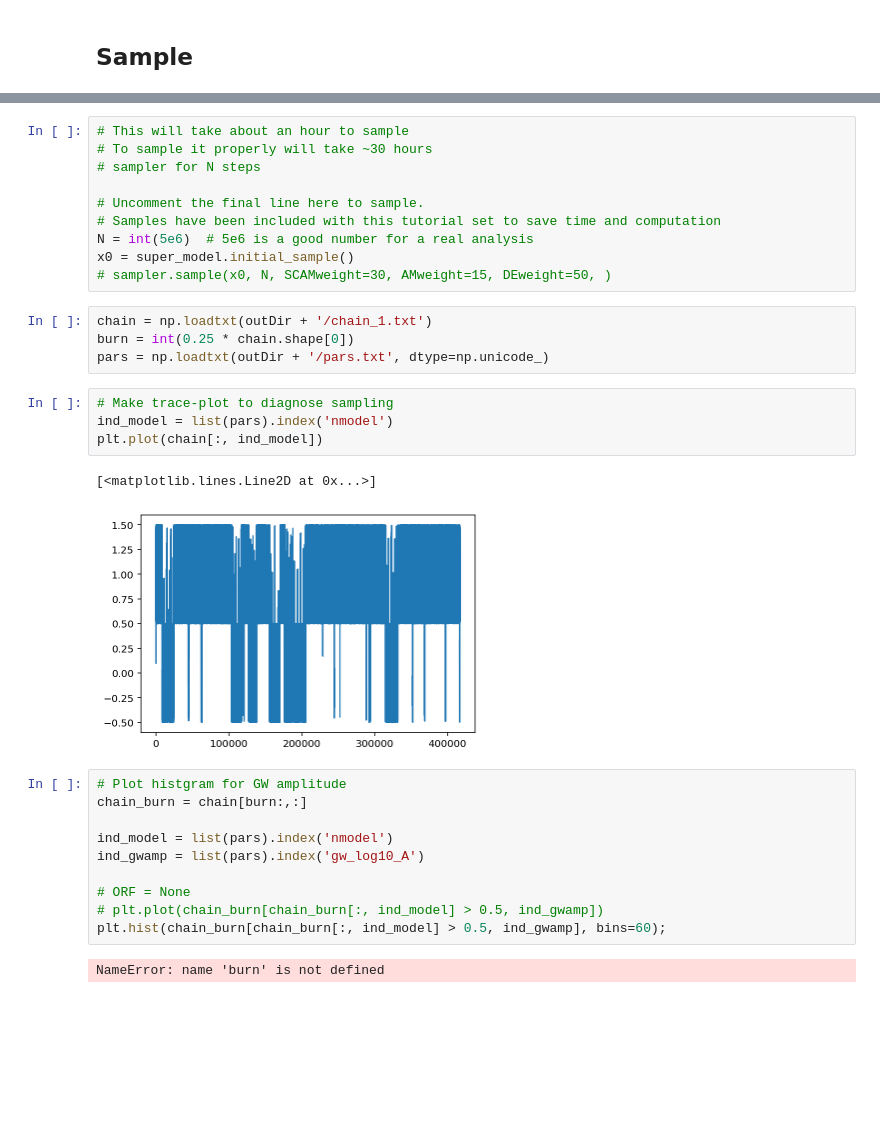
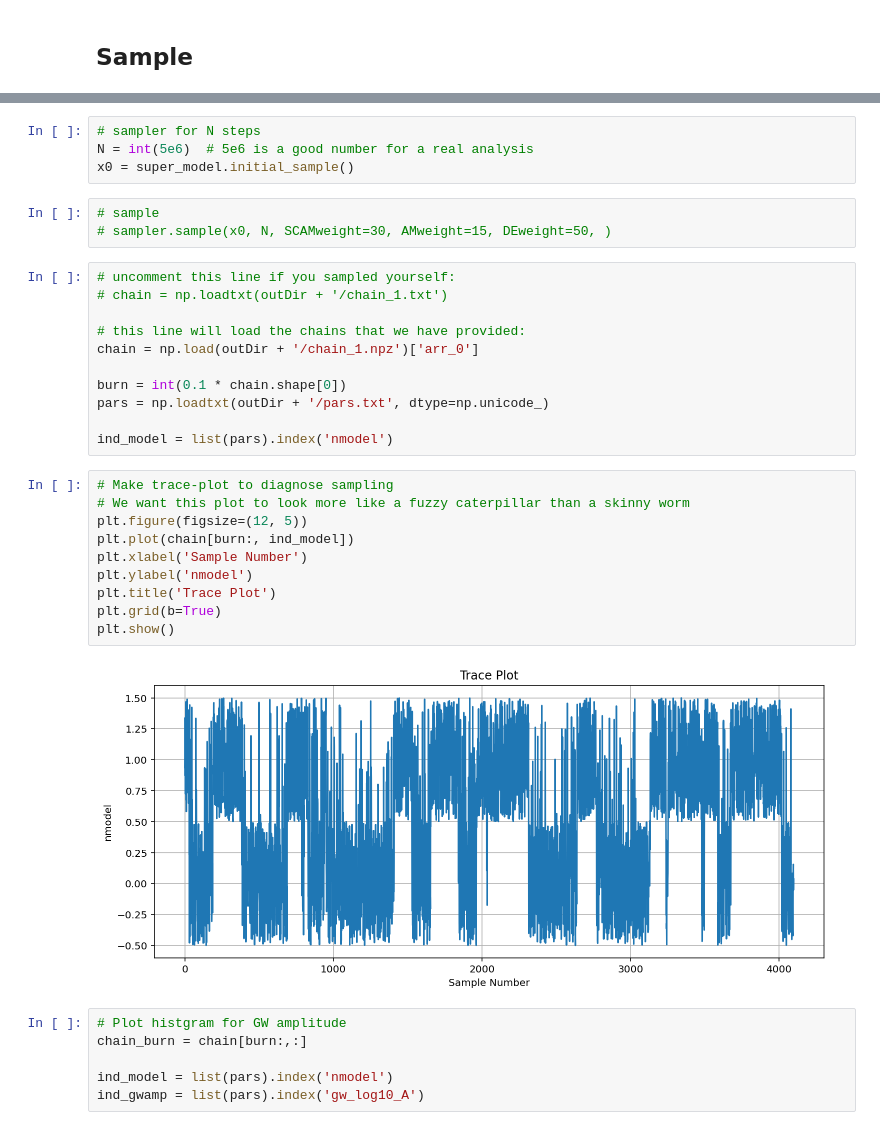
Before and after one commit to nanograv/12p5yr_stochastic_analysis, a Jupyter notebook: tutorials/full_pta/ms_1vs2a.ipynb, the cells around one changed output, grey strips where cells are left out. Cells and saved outputs as stored; diff of their text form; blank space fills up the shorter version.

```diff
--- a/tutorials/full_pta/ms_1vs2a.ipynb
+++ b/tutorials/full_pta/ms_1vs2a.ipynb
@@ -121,35 +103,38 @@ Adding gw param prior draws...
 
 Adding nmodel uniform distribution draws...
 # %%
-# This will take about an hour to sample
-# To sample it properly will take ~30 hours
 # sampler for N steps
-
-# Uncomment the final line here to sample.
-# Samples have been included with this tutorial set to save time and computation
 N = int(5e6)  # 5e6 is a good number for a real analysis
 x0 = super_model.initial_sample()
-# sampler.sample(x0, N, SCAMweight=30, AMweight=15, DEweight=50, )
+# %%
+# sample
+# sampler.sample(x0, N, SCAMweight=30, AMweight=15, DEweight=50, )
 # %%
-chain = np.loadtxt(outDir + '/chain_1.txt')
-burn = int(0.25 * chain.shape[0])
+# uncomment this line if you sampled yourself:
+# chain = np.loadtxt(outDir + '/chain_1.txt')
+
+# this line will load the chains that we have provided:
+chain = np.load(outDir + '/chain_1.npz')['arr_0']
+
+burn = int(0.1 * chain.shape[0])
 pars = np.loadtxt(outDir + '/pars.txt', dtype=np.unicode_)
+
+ind_model = list(pars).index('nmodel')
-# %%
-# Make trace-plot to diagnose sampling
-ind_model = list(pars).index('nmodel')
-plt.plot(chain[:, ind_model])
-# %% [output]
-[<matplotlib.lines.Line2D at 0x...>]
-[figure, removed]
+# %%
+# Make trace-plot to diagnose sampling
+# We want this plot to look more like a fuzzy caterpillar than a skinny worm
+plt.figure(figsize=(12, 5))
+plt.plot(chain[burn:, ind_model])
+plt.xlabel('Sample Number')
+plt.ylabel('nmodel')
+plt.title('Trace Plot')
+plt.grid(b=True)
+plt.show()
+# %% [output]
+[figure, added]
 # %%
 # Plot histgram for GW amplitude
 chain_burn = chain[burn:,:]
 
 ind_model = list(pars).index('nmodel')
 ind_gwamp = list(pars).index('gw_log10_A')
-
-# ORF = None
-# plt.plot(chain_burn[chain_burn[:, ind_model] > 0.5, ind_gwamp])
-plt.hist(chain_burn[chain_burn[:, ind_model] > 0.5, ind_gwamp], bins=60);
-# %% [output]
-NameError: name 'burn' is not defined
```
Also changed, not shown: parts of 19 cells of this notebook, 19 other files.
